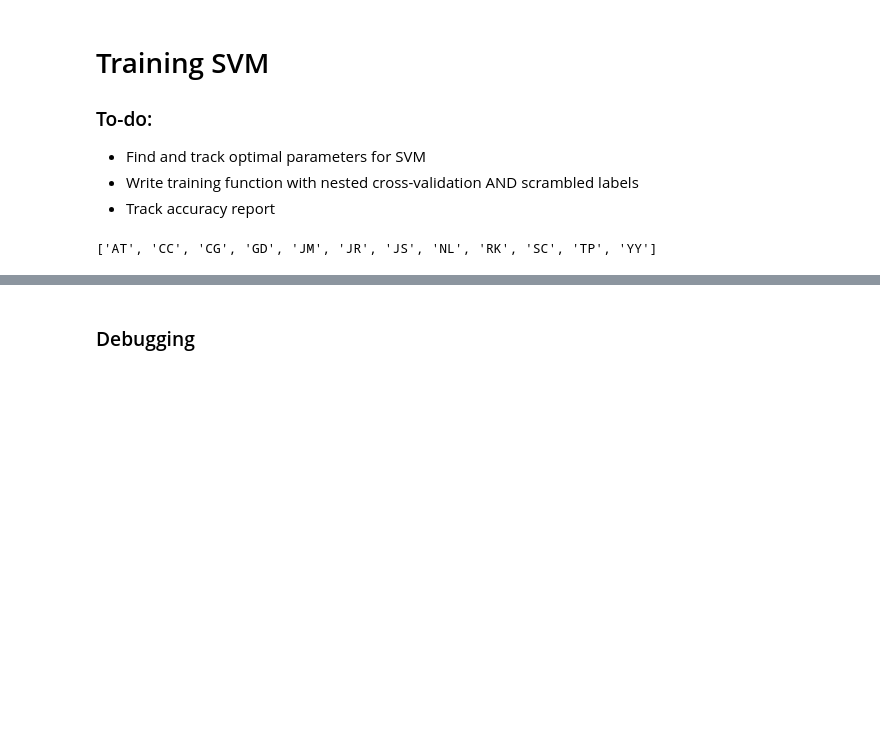
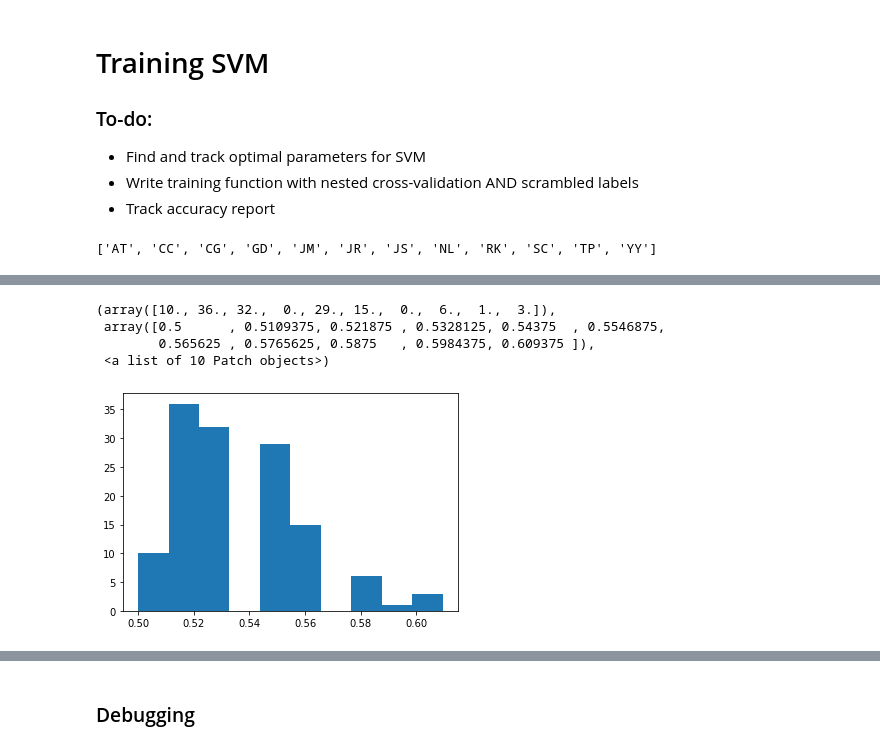
Before and after one commit to alexxyu/fmri-svm, a Jupyter notebook: SVM Classifier.ipynb, the cells around one changed output, grey strips where cells are left out. Cells and saved outputs as stored; diff of their text form; code cells hidden in the pictures; blank space fills up the shorter version.

Commit message:
Added basic training

```diff
--- a/SVM Classifier.ipynb
+++ b/SVM Classifier.ipynb
@@ -76,16 +54,3 @@ def scramble_labels(data, classes):
-# %%
-'''
-Gets a list of subject IDs, given a path to the data files
-Note: subject ID must be only 2 characters for this to work
-'''
-def get_subjects(path):
-
-    files = os.listdir(path)
-    subjects = [f[:2] for f in files]
-    subjects.remove('ML')
-    subjects.sort()
-
-    return subjects
 # %%
 '''
 Gets individuals subject data.
@@ -155,0 +177,8 @@ def generate_data(subjects, inner_test_subject, outer_test_subject, path, suffix
+# %%
+kernel_type = 'poly'
+path = r'scans/output/PRE/'
+roi = 1                            # V1-roi: 0, MT-roi: 1
+conds = [1, 3]                     # trained_cp: 0, trained_ip: 1, untrained_cp: 2, untrained_ip: 3
+block_length = 624
+
+accs = train(path, kernel_type, roi, conds, block_length)
@@ -155,0 +219,15 @@ def generate_data(subjects, inner_test_subject, outer_test_subject, path, suffix
+# %%
+# poly kernel
+
+vals = []
+for column in accs:
+    vals.extend(accs[column].tolist())
+
+vals = [x for x in vals if str(x) != 'nan']
+plt.hist(vals)
+# %% [output]
+(array([10., 36., 32.,  0., 29., 15.,  0.,  6.,  1.,  3.]),
+ array([0.5      , 0.5109375, 0.521875 , 0.5328125, 0.54375  , 0.5546875,
+        0.565625 , 0.5765625, 0.5875   , 0.5984375, 0.609375 ]),
+ <a list of 10 Patch objects>)
+[figure, added]
```
Also changed, not shown: parts of 11 cells of this notebook.
